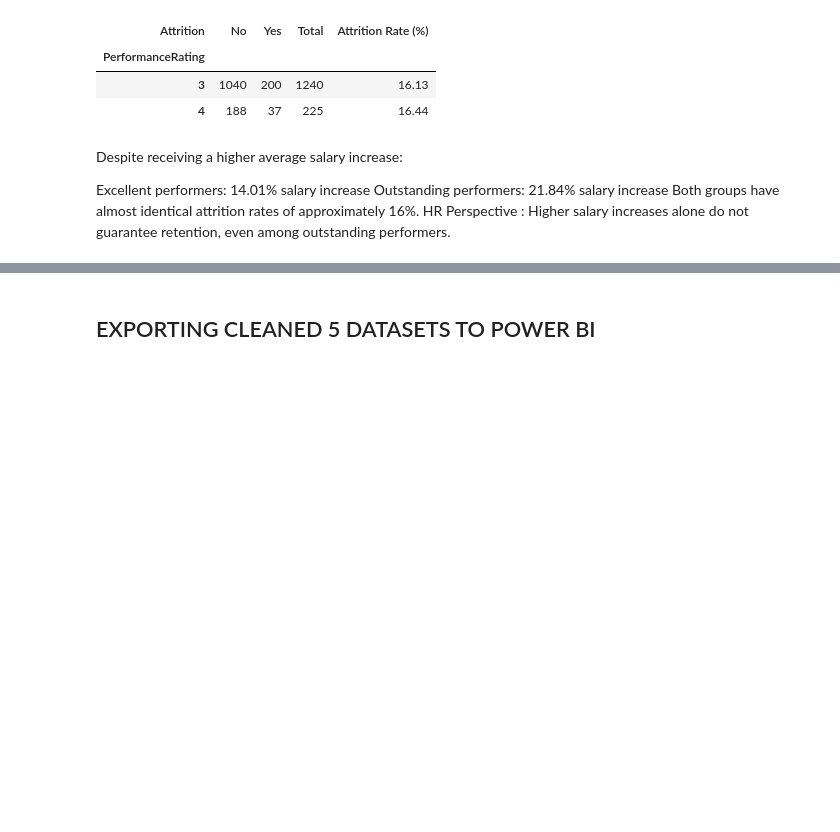
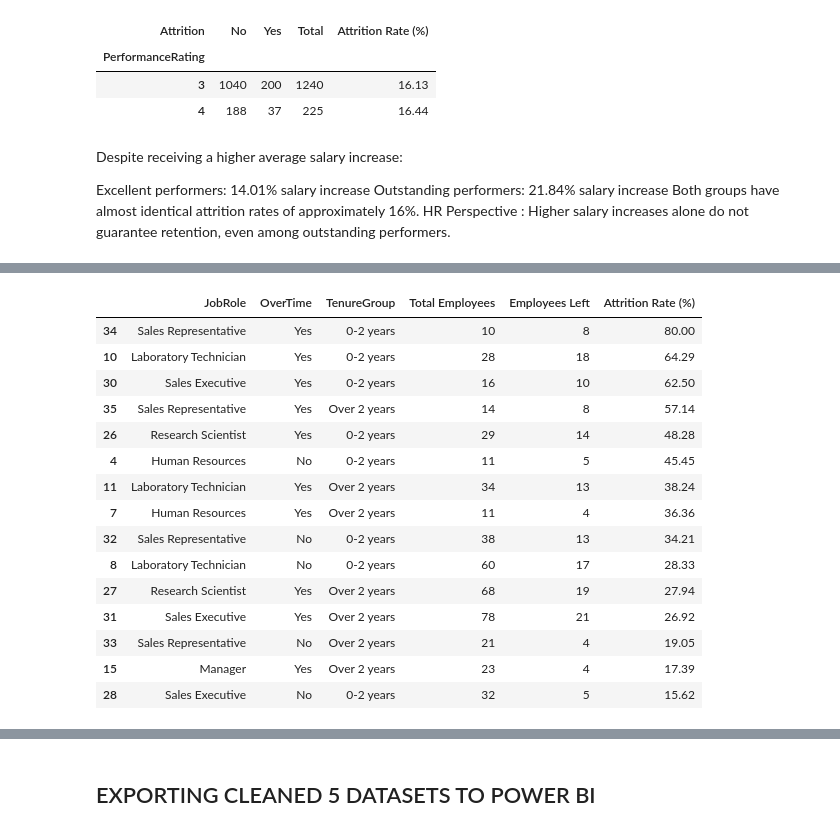
Before and after one commit to Jamieho1602/IBM-HR-Analytics-Overview, a Jupyter notebook: IBM_HR_Analytics.ipynb, the cells around one changed output, grey strips where cells are left out. Cells and saved outputs as stored; diff of their text form; code cells hidden in the pictures; blank space fills up the shorter version.

```diff
--- a/IBM_HR_Analytics.ipynb
+++ b/IBM_HR_Analytics.ipynb
@@ -1553,0 +1707,30 @@ HR Perspective : Higher salary increases alone do not guarantee retention, even
+# %%
+# Select groups with at least 10 employees
+role_comparison = role_result[
+    role_result['Total Employees'] >= 10
+]
+
+# Sort by highest attrition rate
+role_comparison = role_comparison.sort_values(
+    'Attrition Rate (%)',
+    ascending=False
+)
+
+display(role_comparison.head(15))
+# %% [output]
+|  | JobRole | OverTime | TenureGroup | Total Employees | Employees Left | Attrition Rate (%) |
+| 34 | Sales Representative | Yes | 0-2 years | 10 | 8 | 80.00 |
+| 10 | Laboratory Technician | Yes | 0-2 years | 28 | 18 | 64.29 |
+| 30 | Sales Executive | Yes | 0-2 years | 16 | 10 | 62.50 |
+| 35 | Sales Representative | Yes | Over 2 years | 14 | 8 | 57.14 |
+| 26 | Research Scientist | Yes | 0-2 years | 29 | 14 | 48.28 |
+| 4 | Human Resources | No | 0-2 years | 11 | 5 | 45.45 |
+| 11 | Laboratory Technician | Yes | Over 2 years | 34 | 13 | 38.24 |
+| 7 | Human Resources | Yes | Over 2 years | 11 | 4 | 36.36 |
+| 32 | Sales Representative | No | 0-2 years | 38 | 13 | 34.21 |
+| 8 | Laboratory Technician | No | 0-2 years | 60 | 17 | 28.33 |
+| 27 | Research Scientist | Yes | Over 2 years | 68 | 19 | 27.94 |
+| 31 | Sales Executive | Yes | Over 2 years | 78 | 21 | 26.92 |
+| 33 | Sales Representative | No | Over 2 years | 21 | 4 | 19.05 |
+| 15 | Manager | Yes | Over 2 years | 23 | 4 | 17.39 |
+| 28 | Sales Executive | No | 0-2 years | 32 | 5 | 15.62 |
```
Also changed, not shown: parts of 10 cells of this notebook.
